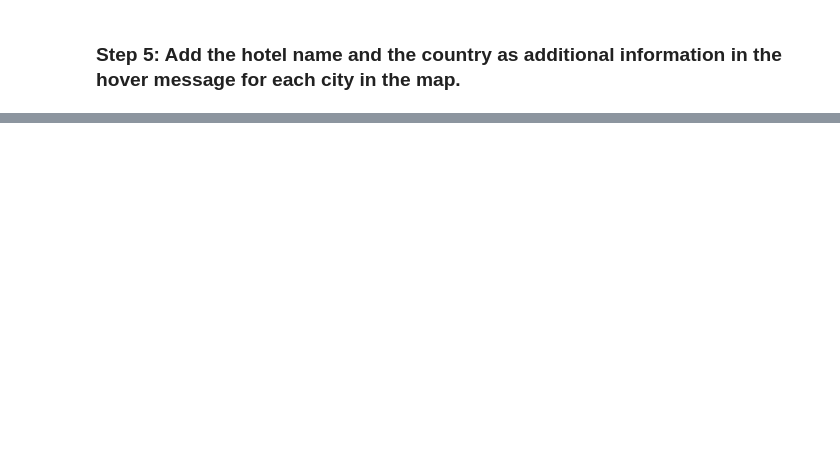
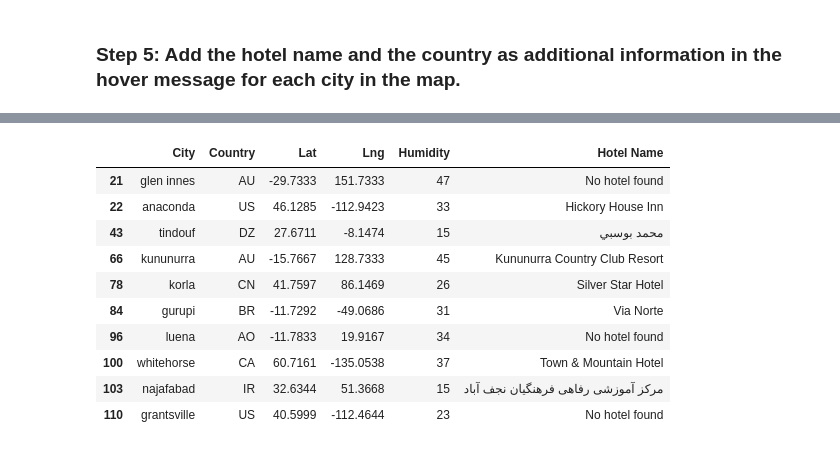
Before and after one commit to a1990alpalo/python-api-challenge-2023, a Jupyter notebook: VacationPy.ipynb, the cells around one changed output, grey strips where cells are left out. Saved outputs shown, nothing was run; the diff lists cells and outputs as text; code cells hidden in the pictures; blank space fills up the shorter version.

```diff
--- a/VacationPy.ipynb
+++ b/VacationPy.ipynb
@@ -205,3 +223,17 @@ map_plot = city_data_df.hvplot.points(
 map_plot
 # %% [output]
 [interactive output not drawn]
+# %%
+hotel_df.head(10)
+# %% [output]
+|  | City | Country | Lat | Lng | Humidity | Hotel Name |
+| 21 | glen innes | AU | -29.7333 | 151.7333 | 47 | No hotel found |
+| 22 | anaconda | US | 46.1285 | -112.9423 | 33 | Hickory House Inn |
+| 43 | tindouf | DZ | 27.6711 | -8.1474 | 15 | محمد بوسبي |
+| 66 | kununurra | AU | -15.7667 | 128.7333 | 45 | Kununurra Country Club Resort |
+| 78 | korla | CN | 41.7597 | 86.1469 | 26 | Silver Star Hotel |
+| 84 | gurupi | BR | -11.7292 | -49.0686 | 31 | Via Norte |
+| 96 | luena | AO | -11.7833 | 19.9167 | 34 | No hotel found |
+| 100 | whitehorse | CA | 60.7161 | -135.0538 | 37 | Town & Mountain Hotel |
+| 103 | najafabad | IR | 32.6344 | 51.3668 | 15 | مرکز آموزشی رفاهی فرهنگیان نجف آباد |
+| 110 | grantsville | US | 40.5999 | -112.4644 | 23 | No hotel found |
```
Also changed, not shown: parts of 5 cells of this notebook.
